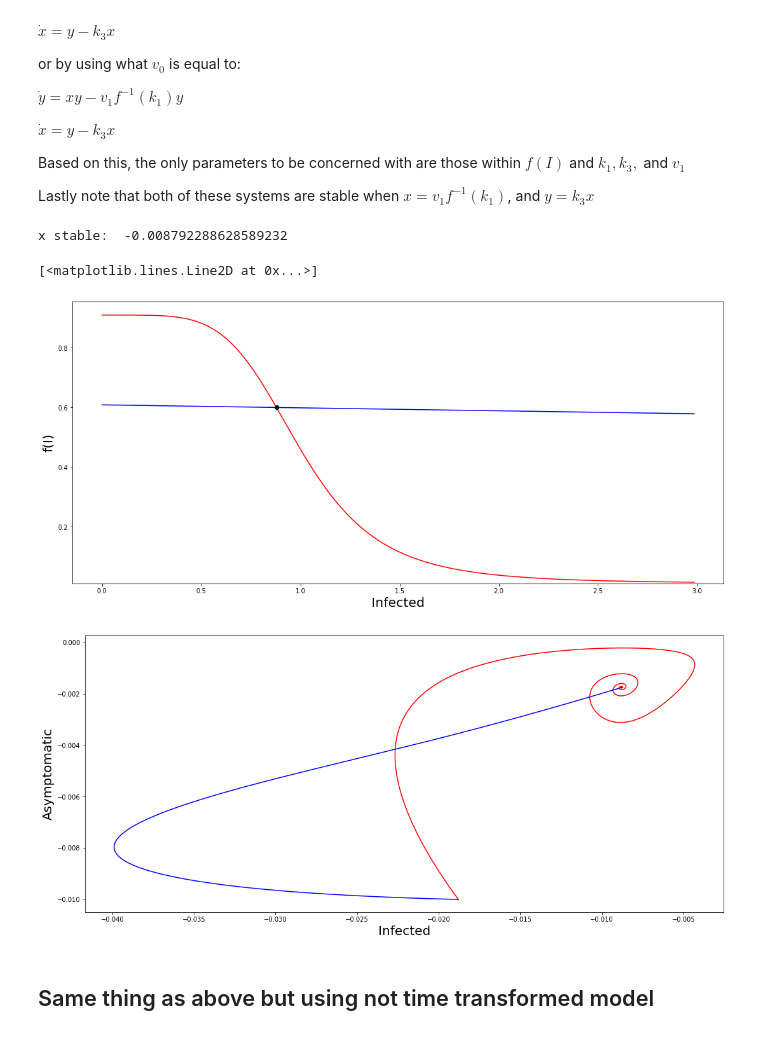
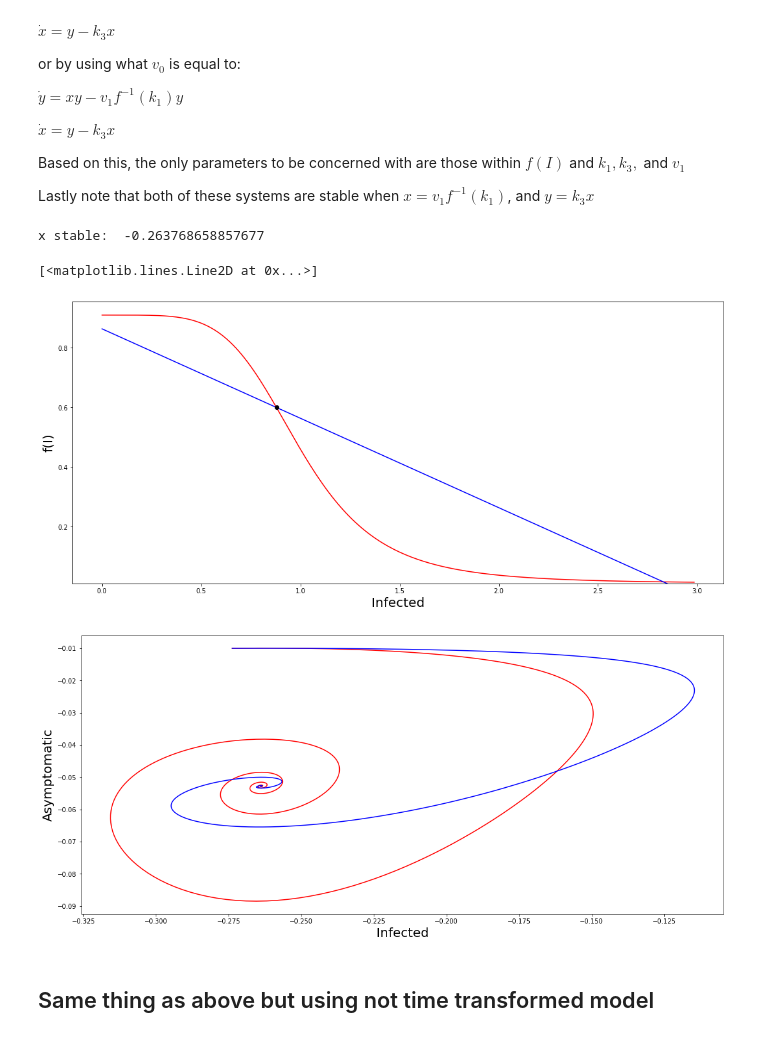
Before and after one commit to holiday-pettijohn/COVID-Tracking-Biola-Summer, a Jupyter notebook: Code/Feedback Paper Code/Linear Approximation Proving.ipynb, the cells around one changed output. Drawn from its saved outputs; the diff is of its cells as text; code cells hidden in the pictures.

```diff
--- a/Code/Feedback Paper Code/Linear Approximation Proving.ipynb
+++ b/Code/Feedback Paper Code/Linear Approximation Proving.ipynb
@@ -139,7 +139,7 @@ def odeDrawerLinear(start, time, p, speed=.1): #using the equations, params = [v
 
 bVars = [.01, .9, 1, 5]
 
-v_1 = -.01 # Focus on this parameter the slope of the linear version
+v_1 = -.3 # Focus on this parameter the slope of the linear version
 k_1 = .6
 k_3 = .2
 params = [v_1, k_1, k_3, bVars[0], bVars[1], bVars[2], bVars[3]]
@@ -153,36 +153,36 @@ print("x stable: ", xStable)
 fig, ax = plt.subplots(figsize=(18,8))
 
 ax.plot(xData, feedFunc(xData, bVars[0], bVars[1], bVars[2], bVars[3]), color="red") #non linear model
 
 v_0 = -v_1*feedFuncInverse(k_1, bVars[0], bVars[1], bVars[2], bVars[3]) + k_1
 
 ax.plot(xData, xData*v_1+v_0, color="blue") #linear model
 
 ax.plot(feedFuncInverse(k_1, bVars[0], bVars[1], bVars[2], bVars[3]), k_1, color="black", marker='o')
 
 ax.set_ylim([.97*bVars[0], 1.05*(bVars[0]+bVars[1])])
 
 ax.set_xlabel("Infected", fontsize=20)
 ax.set_ylabel("f(I)", fontsize=20)
 
 
 ### Graph P-Plane
 fig2, ax2 = plt.subplots(figsize=(18,8))
 
 ax2.set_ylabel("Asymptomatic", fontsize=20)
 ax2.set_xlabel("Infected", fontsize=20)
 
 startPoint = [xStable - .01, -0.01]
 
 x,y = odeDrawerNormal(startPoint, 10000, params, speed=.1)
 ax2.plot(x,y, color="red") #non linear model
 x,y = odeDrawerLinear(startPoint, 10000, params, speed =.1)
 ax2.plot(x,y, color="blue") #linear model
 # %% [output]
-x stable:  -0.008792288628589232
+x stable:  -0.263768658857677
 [<matplotlib.lines.Line2D at 0x...>]
-[figure, old version]
+[figure, new version]
-[figure, old version]
+[figure, new version]
 # %% [markdown]
 ## Same thing as above but using not time transformed model
 # %%
```
Also changed, not shown: parts of 1 cell of this notebook.
